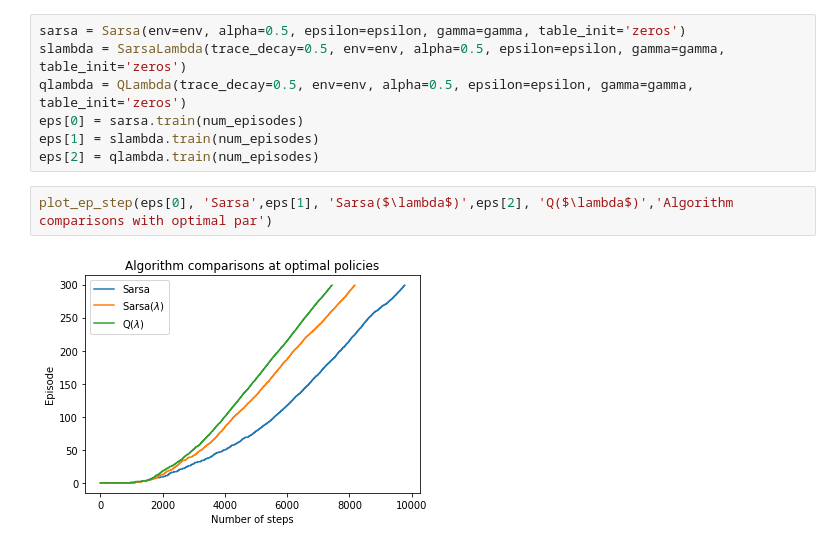
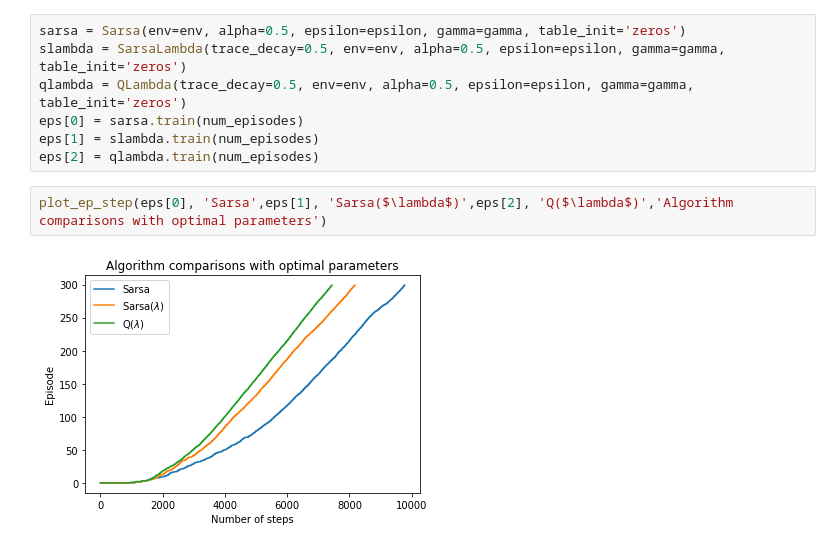
Before and after one commit to MatthewFilipovich/rl-gridworld, a Jupyter notebook: Plots.ipynb, the cells around one changed output. Drawn from its saved outputs; the diff is of its cells as text.

Commit message:
Update plots

```diff
--- a/Plots.ipynb
+++ b/Plots.ipynb
@@ -209,6 +211,6 @@ eps[0] = sarsa.train(num_episodes)
 eps[1] = slambda.train(num_episodes)
 eps[2] = qlambda.train(num_episodes)
 # %%
-plot_ep_step(eps[0], 'Sarsa',eps[1], 'Sarsa($\lambda$)',eps[2], 'Q($\lambda$)','Algorithm comparisons with optimal par')
+plot_ep_step(eps[0], 'Sarsa',eps[1], 'Sarsa($\lambda$)',eps[2], 'Q($\lambda$)','Algorithm comparisons with optimal parameters')
 # %% [output]
-[figure, old version]
+[figure, new version]
```
Also changed, not shown: parts of 2 cells of this notebook, 6 other files.
